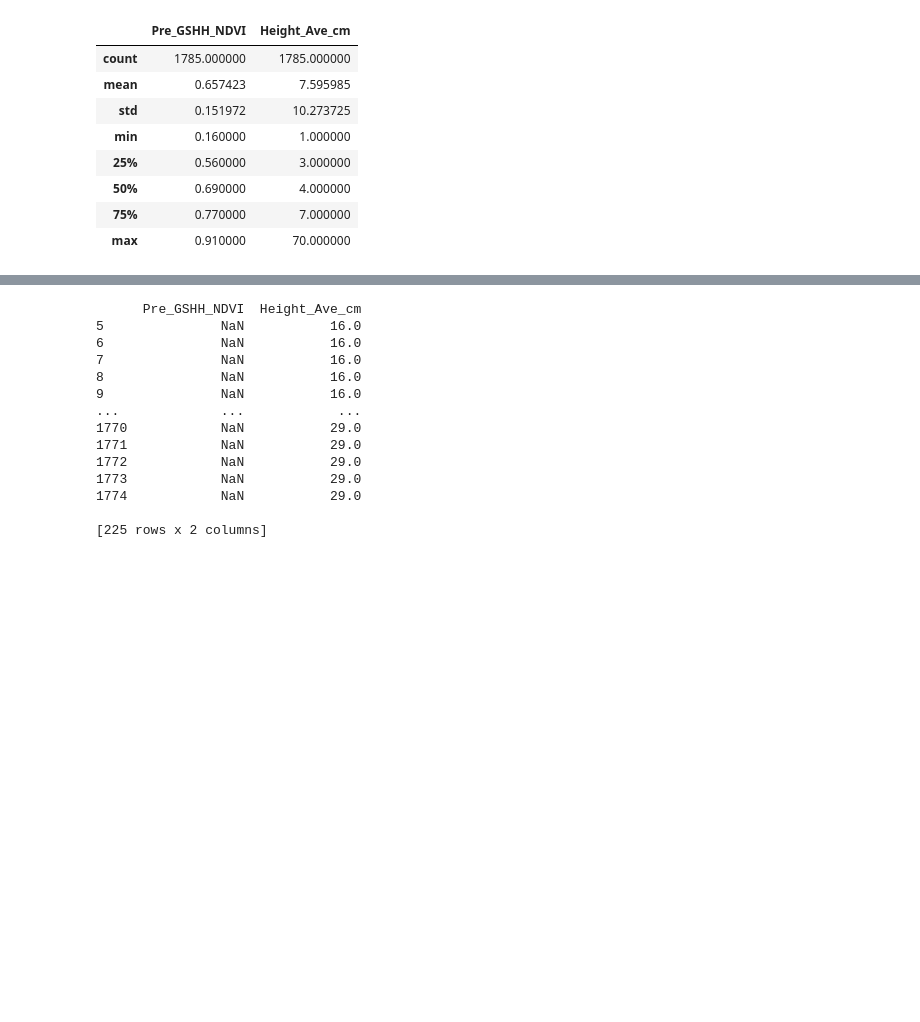
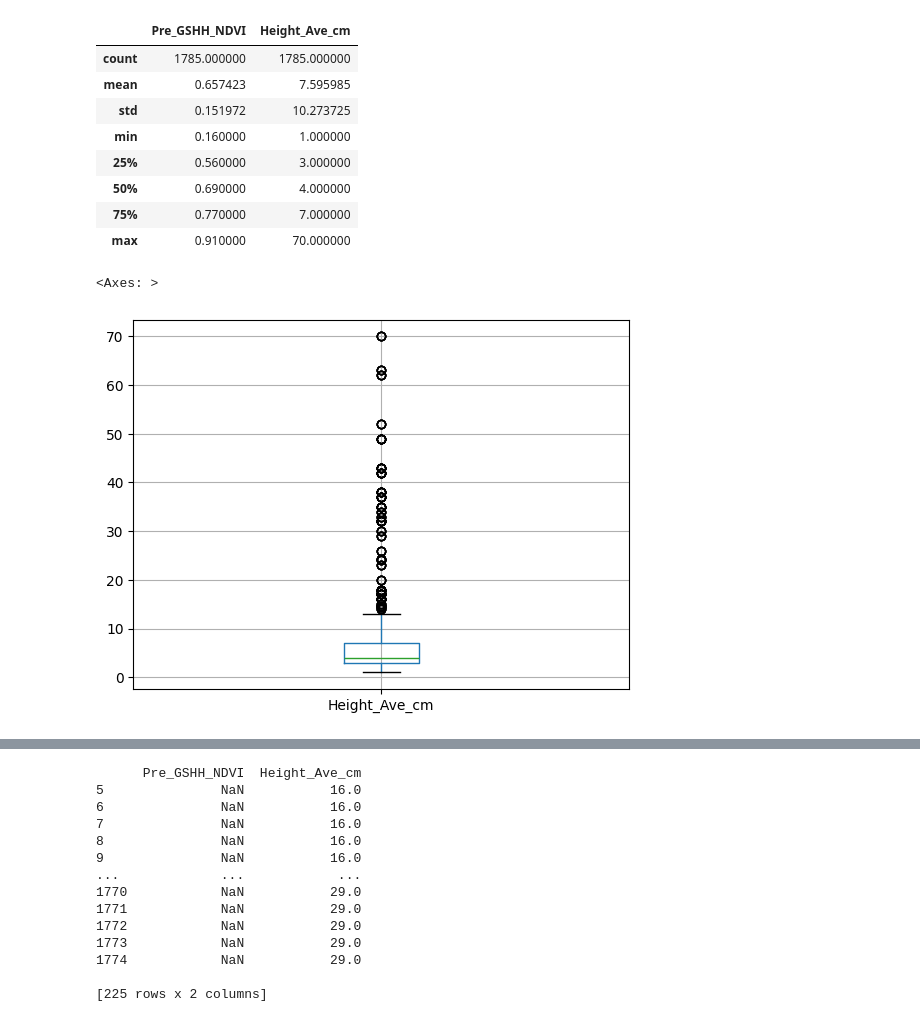
Before and after one commit to VeriLabs-Team/biomass-prediction, a Jupyter notebook: Notebooks/tabular_eda.ipynb, the cells around one changed output, grey strips where cells are left out. Drawn from its saved outputs; the diff is of its cells as text; code cells hidden in the pictures; blank space fills up the shorter version.

```diff
--- a/Notebooks/tabular_eda.ipynb
+++ b/Notebooks/tabular_eda.ipynb
@@ -28,3 +31,8 @@ num_cols.describe()
 | 50% | 0.690000 | 4.000000 |
 | 75% | 0.770000 | 7.000000 |
 | max | 0.910000 | 70.000000 |
+# %%
+df.boxplot(column = "Height_Ave_cm")
+# %% [output]
+<Axes: >
+[figure, added]
```
Also changed, not shown: parts of 6 cells of this notebook.
